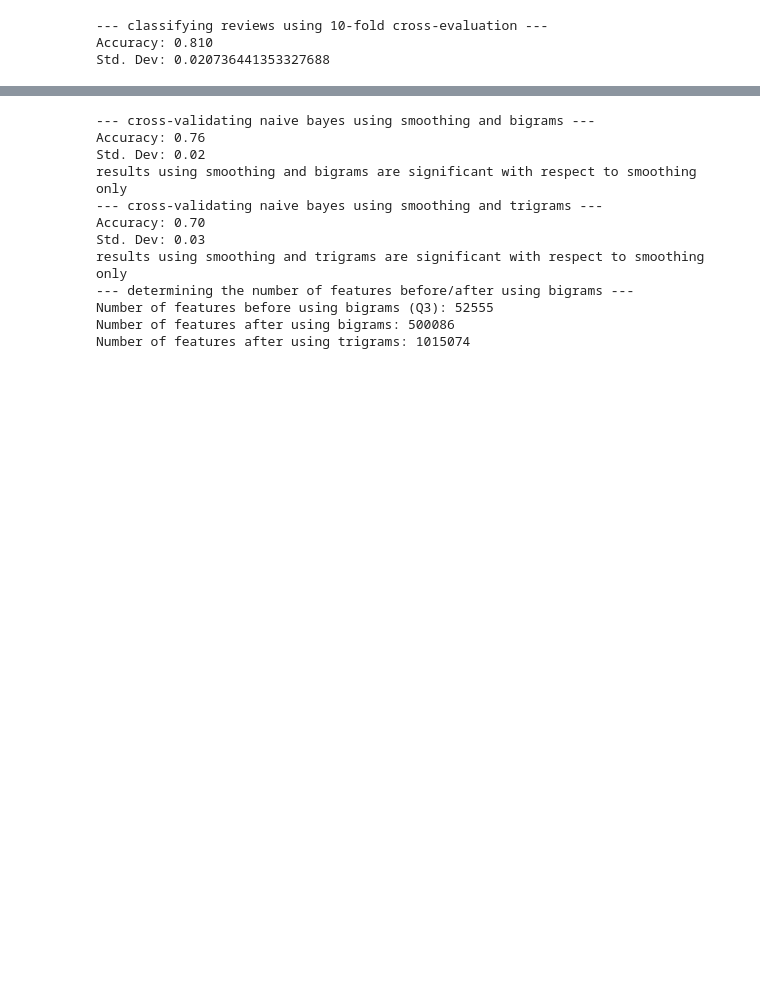
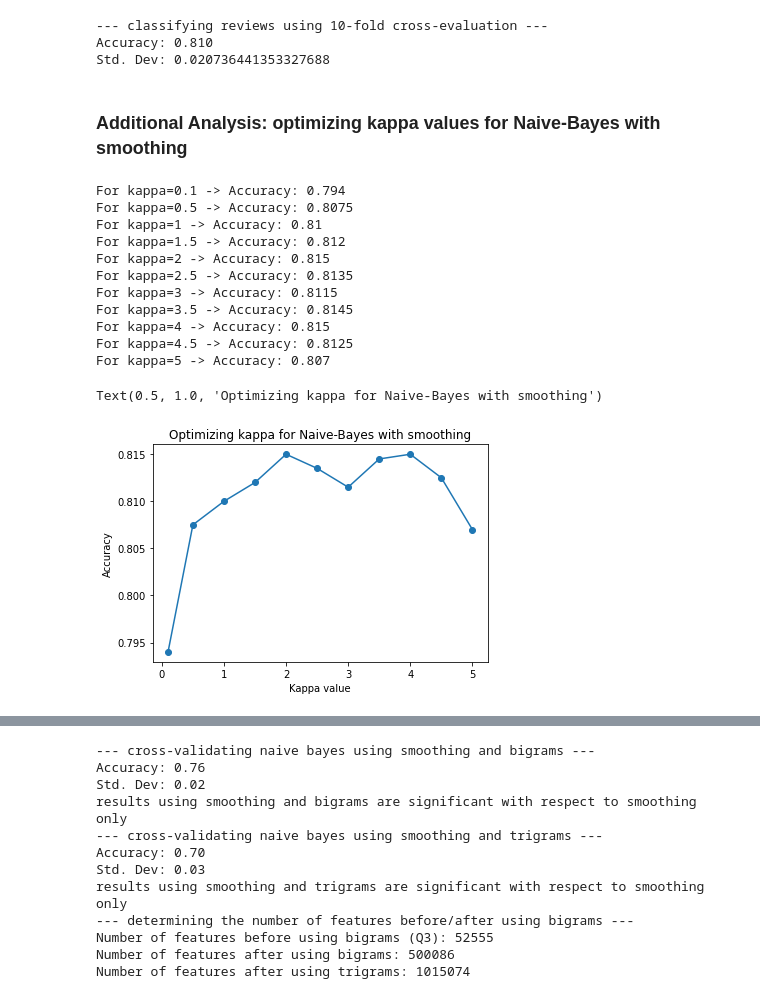
Before and after one commit to AlejandroSantorum/MPhil_MLMI_Cambridge, a Jupyter notebook: MLMI13-Natural_Language_Processing/Lab/code/practical.ipynb, the cells around one changed output, grey strips where cells are left out. Drawn from its saved outputs; the diff is of its cells as text; code cells hidden in the pictures; blank space fills up the shorter version.

Commit message:
NLP - optimizing kappa + lowercasing+deleting common punctuation

```diff
--- a/MLMI13-Natural_Language_Processing/Lab/code/practical.ipynb
+++ b/MLMI13-Natural_Language_Processing/Lab/code/practical.ipynb
@@ -90,3 +96,36 @@ print(f"Std. Dev: {NB.getStdDeviation()}")
 --- classifying reviews using 10-fold cross-evaluation ---
 Accuracy: 0.810
 Std. Dev: 0.020736441353327688
+# %% [markdown]
+### Additional Analysis: optimizing kappa values for Naive-Bayes with smoothing
+# %%
+# ADDITIONAL ANALYSIS: optimizing kappa value (NB + SMOOTHING)
+
+accs = []
+kappas = [0.1, 0.5, 1, 1.5, 2, 2.5, 3, 3.5, 4, 4.5, 5]
+
+for k in kappas:
+    NB=NaiveBayesText(smoothing=True,bigrams=False,trigrams=False,discard_closed_class=False,kappa=k)
+    NB.crossValidate(corpus)
+    acc = NB.getAccuracy()
+    accs.append(acc)
+    print("For kappa="+str(k)+" -> Accuracy:", acc)
+
+plt.plot(kappas, accs, 'o-')
+plt.xlabel("Kappa value")
+plt.ylabel("Accuracy")
+plt.title("Optimizing kappa for Naive-Bayes with smoothing")
+# %% [output]
+For kappa=0.1 -> Accuracy: 0.794
+For kappa=0.5 -> Accuracy: 0.8075
+For kappa=1 -> Accuracy: 0.81
+For kappa=1.5 -> Accuracy: 0.812
+For kappa=2 -> Accuracy: 0.815
+For kappa=2.5 -> Accuracy: 0.8135
+For kappa=3 -> Accuracy: 0.8115
+For kappa=3.5 -> Accuracy: 0.8145
+For kappa=4 -> Accuracy: 0.815
+For kappa=4.5 -> Accuracy: 0.8125
+For kappa=5 -> Accuracy: 0.807
+Text(0.5, 1.0, 'Optimizing kappa for Naive-Bayes with smoothing')
+[figure, added]
```
Also changed, not shown: parts of 8 cells of this notebook, 3 other files.
